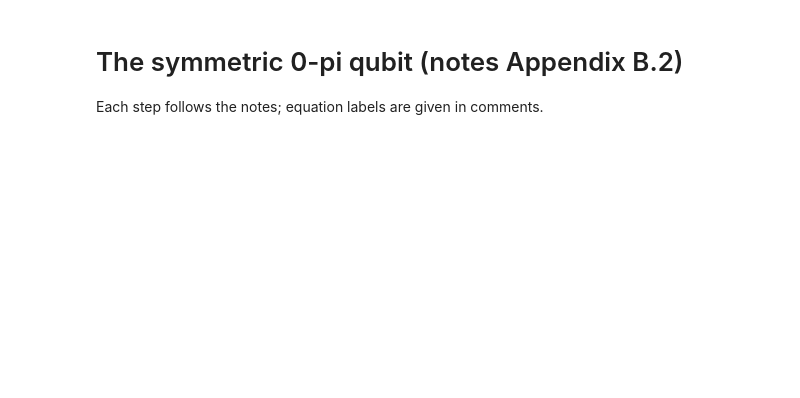
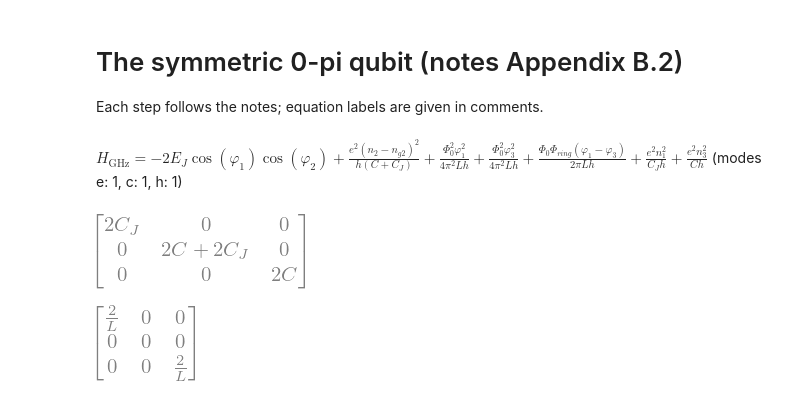
Before and after one commit to eliweissler/circuit-quantization, a Jupyter notebook: examples/zero_pi.ipynb, the cells around one changed output. Drawn from its saved outputs; the diff is of its cells as text; code cells hidden in the pictures; blank space fills up the shorter version.

```diff
--- a/examples/zero_pi.ipynb
+++ b/examples/zero_pi.ipynb
@@ -26,11 +26,17 @@ cycles = {  # eq:zp_G
 }
 loops = Loops(circuit, cycles, {"t1": 0, "t2": 0})
 Z = sym.Matrix([[-1, -1, 1, 1], [1, 1, 1, 1], [-1, 1, -1, 1], [1, -1, -1, 1]]) / 2  # eq:zp_Z
-res = quantize(circuit, loops, Z, ("e", "c", "h", "cy"))
+res = quantize(circuit, loops, Z, ("e", "c", "h", "cy"), simplify=True)
 res
+# %% [output]
+$\displaystyle H_{\mathrm{GHz}} = - 2 E_{J} \cos{\left(\varphi_{1} \right)} \cos{\left(\varphi_{2} \right)} + \frac{e^{2} \left(n_{2} - n_{g2}\right)^{2}}{h \left(C + C_{J}\right)} + \frac{\Phi_{0}^{2} \varphi_{1}^{2}}{4 \pi^{2} L h} + \frac{\Phi_{0}^{2} \varphi_{3}^{2}}{4 \pi^{2} L h} + \frac{\Phi_{0} \Phi_{ring} \left(\varphi_{1} - \varphi_{3}\right)}{2 \pi L h} + \frac{e^{2} n_{1}^{2}}{C_{J} h} + \frac{e^{2} n_{3}^{2}}{C h}$  (modes e: 1, c: 1, h: 1)
 # %%
-res.C_tilde
+res.coords.C_tilde
+# %% [output]
+[figure, added]
 # %%
-res.Lstar_tilde
+res.coords.Lstar_tilde
+# %% [output]
+[figure, added]
 # %%
 res.B
```
Also changed, not shown: parts of 1 cell of this notebook, 23 other files.
